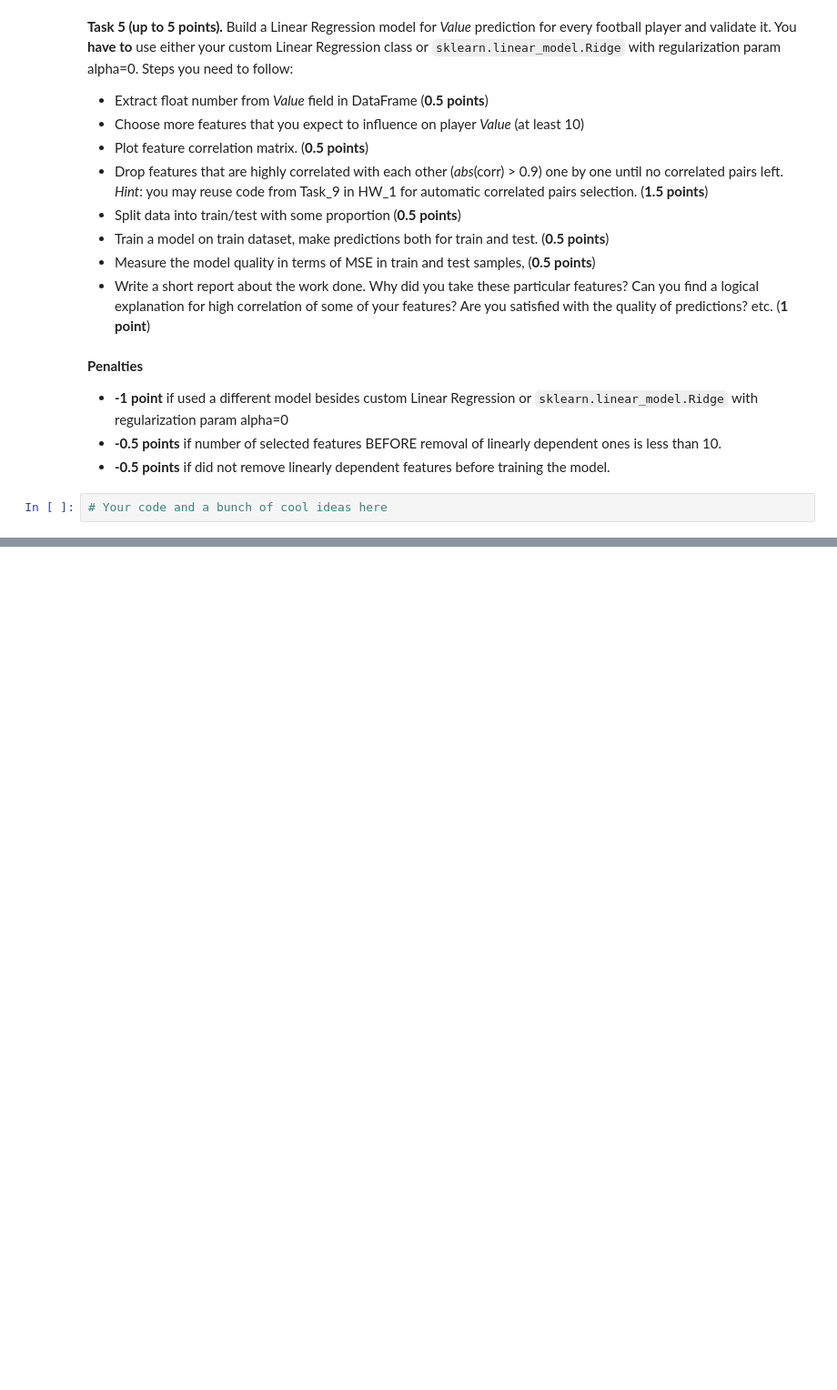
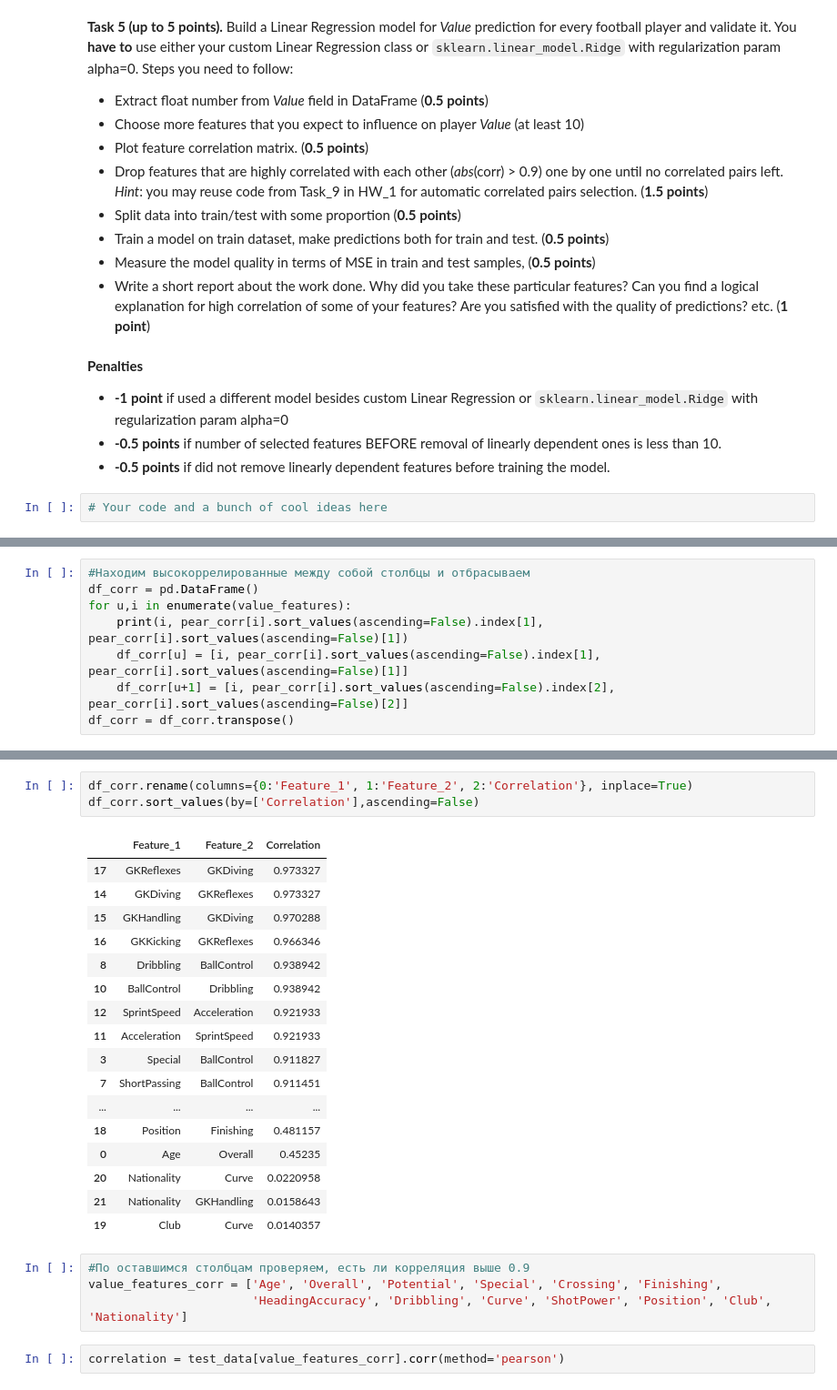
Before and after one commit to kinkpunk/ml-intro, a Jupyter notebook: 2_linear_regression/seminar_and_homework.ipynb, the cells around one changed output, grey strips where cells are left out. Shown: that part at 91% size. Drawn from its saved outputs; the diff is of its cells as text; blank space fills up the shorter version.

```diff
--- a/2_linear_regression/seminar_and_homework.ipynb
+++ b/2_linear_regression/seminar_and_homework.ipynb
@@ -443,0 +534,8 @@ player.head()
+# %%
+#Находим высокоррелированные между собой столбцы и отбрасываем
+df_corr = pd.DataFrame()
+for u,i in enumerate(value_features):
+    print(i, pear_corr[i].sort_values(ascending=False).index[1], pear_corr[i].sort_values(ascending=False)[1])
+    df_corr[u] = [i, pear_corr[i].sort_values(ascending=False).index[1], pear_corr[i].sort_values(ascending=False)[1]]
+    df_corr[u+1] = [i, pear_corr[i].sort_values(ascending=False).index[2], pear_corr[i].sort_values(ascending=False)[2]]
+df_corr = df_corr.transpose()
@@ -443,0 +560,27 @@ player.head()
+# %%
+df_corr.rename(columns={0:'Feature_1', 1:'Feature_2', 2:'Correlation'}, inplace=True)
+df_corr.sort_values(by=['Correlation'],ascending=False)
+# %% [output]
+|  | Feature_1 | Feature_2 | Correlation |
+| 17 | GKReflexes | GKDiving | 0.973327 |
+| 14 | GKDiving | GKReflexes | 0.973327 |
+| 15 | GKHandling | GKDiving | 0.970288 |
+| 16 | GKKicking | GKReflexes | 0.966346 |
+| 8 | Dribbling | BallControl | 0.938942 |
+| 10 | BallControl | Dribbling | 0.938942 |
+| 12 | SprintSpeed | Acceleration | 0.921933 |
+| 11 | Acceleration | SprintSpeed | 0.921933 |
+| 3 | Special | BallControl | 0.911827 |
+| 7 | ShortPassing | BallControl | 0.911451 |
+| ... | ... | ... | ... |
+| 18 | Position | Finishing | 0.481157 |
+| 0 | Age | Overall | 0.45235 |
+| 20 | Nationality | Curve | 0.0220958 |
+| 21 | Nationality | GKHandling | 0.0158643 |
+| 19 | Club | Curve | 0.0140357 |
+# %%
+#По оставшимся столбцам проверяем, есть ли корреляция выше 0.9
+value_features_corr = ['Age', 'Overall', 'Potential', 'Special', 'Crossing', 'Finishing',
+                       'HeadingAccuracy', 'Dribbling', 'Curve', 'ShotPower', 'Position', 'Club', 'Nationality']
+# %%
+correlation = test_data[value_features_corr].corr(method='pearson')
```
Also changed, not shown: parts of 40 cells of this notebook.
